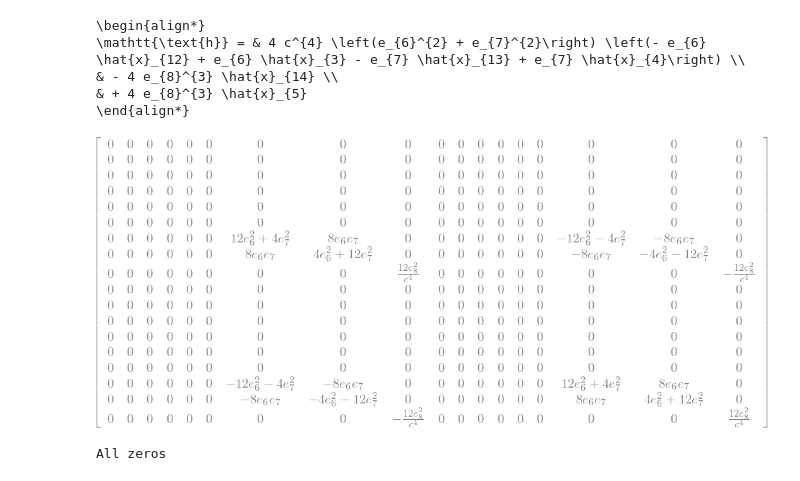
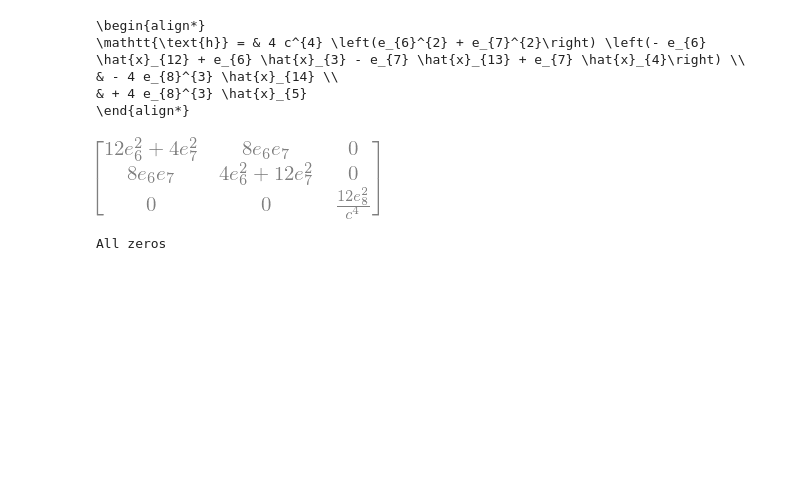
Before and after one commit to JasonTStanley/MultiDroneSim, a Jupyter notebook: cbf/symb_h_omega.ipynb, the cells around one changed output. Saved outputs shown, nothing was run; the diff lists cells and outputs as text; code cells hidden in the pictures; blank space fills up the shorter version.

```diff
--- a/cbf/symb_h_omega.ipynb
+++ b/cbf/symb_h_omega.ipynb
@@ -115,9 +115,21 @@ def hand_dhdx(eij, i=0, j=1):
     return 4 * (norm2(Exy @ (eij)) ** 2)[0] * grad_x_sub @ (Exy.T @ Exy) @ (eij) + (4 / c) * \
         (((Ez / c) @ (eij)) ** 3)[0] * grad_x_sub @ Ez.T
 
+def dhde(eij):
+     return 4 * (norm2(Exy @ (eij)) ** 2)[0] * eye(m) @ (Exy.T @ Exy) @ (eij) + (4 / c) * \
+        (((Ez / c) @ (eij)) ** 3)[0] * eye(m) @ Ez.T
 
 
 my_dhdx = hand_dhdx(eij)
 my_dhdx
 # %% [output]
 [figure]
+# %%
+dhde_val = dhde(eij)
+grad_x_sub = zeros(m * n, m)
+grad_x_sub[:m, :] = eye(m)
+grad_x_sub[m:, :] = -eye(m)
+dhdx_frome = grad_x_sub @ dhde_val
+# dhdx_frome
+dhde_val.simplify()
+dhde_val
@@ -124,6 +138,6 @@ my_dhdx
 # %%
 #compare the two
-subs_my = my_dhdx
+subs_my = dhdx_frome
 for i in range(m):
     subs_my = subs_my.subs({eij[i]: (x1-x2)[i]})
 difference = subs_my - dhdx
@@ -186,9 +200,10 @@ def hand_d2hdx2(eij, i=0, j=1):
 # %%
 my_d2hdx2 = hand_d2hdx2(eij, i=0, j=1)
 # my_d2hdx2[8:, 8:13]
-my_d2hdx2
+my_d2hdx2.simplify()
+my_d2hdx2[6:9, 6:9]
 # %% [output]
-[figure, old version]
+[figure, new version]
 # %%
 #compare
 subs_my_d2 = my_d2hdx2
```
Also changed, not shown: parts of 1 cell of this notebook, 4 other files.
